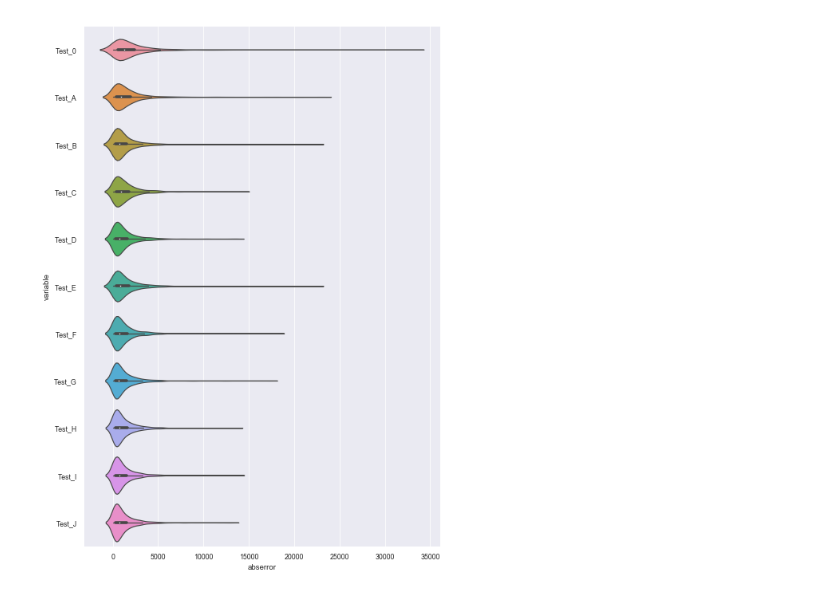
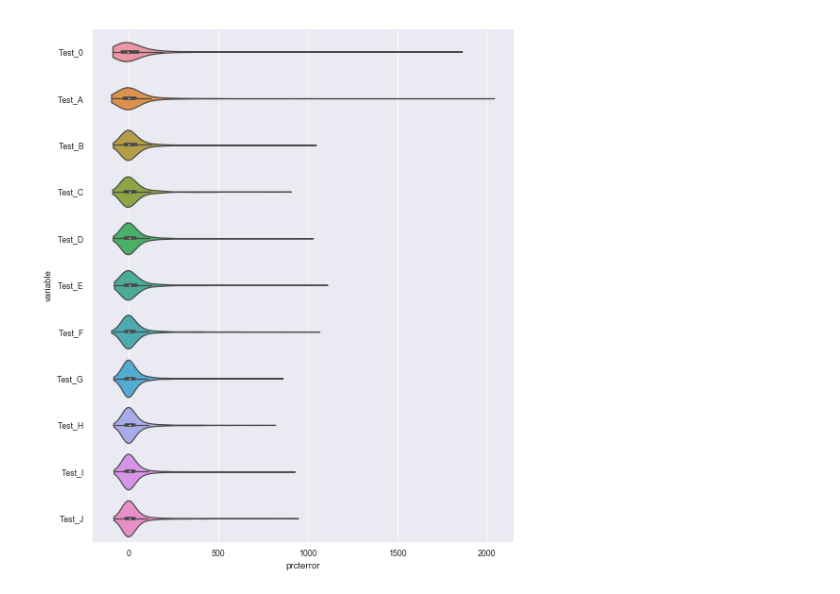
Before and after one commit to tgrippa/Dasymetric_mapping_using_GRASSGIS, a Jupyter notebook: notebooks/4_Validation_plots.ipynb, the cells around one changed output. Saved outputs shown, nothing was run; the diff lists cells and outputs as text; code cells hidden in the pictures.

```diff
--- a/notebooks/4_Validation_plots.ipynb
+++ b/notebooks/4_Validation_plots.ipynb
@@ -6,13 +6,14 @@ import geopandas as gpd
 from matplotlib import pyplot as plt
 # %%
 # Set style preset parameters from Seaborn
-sns.set_style("darkgrid")
+sns.set()
+#sns.set_style("darkgrid")
 sns.set_context("paper")
 # %%
 # For plot to appear in the notebook
 %matplotlib inline
 # %%
-value_column = 'abserror'
+value_column = 'prcterror'
 tests_df = pd.DataFrame()
 for test in ['0','A','B','C','D','E','F','G','H','I','J']:
     folder = "/media/tais/My_Book_1/MAUPP/Traitement/Population_modelling_dasymetry/Results/Dakar/Random_Forest/Test_%s"%test
@@ -51,7 +53,8 @@ plt.savefig(os.path.join(result_folder, "Dakar_boxplot_%s.svg"%value_column), dp
 # %%
-plt.figure(figsize=(8,12))
-sns.violinplot(x="abserror", y="variable", data=plot_df, orient="h", showfliers=False)
+plt.figure(figsize=(8,10))
+sns.violinplot(x=value_column, y="variable", data=plot_df, orient="h", cut=0)
+#sns.violinplot(x=value_column, y="variable", data=plot_df[plot_df[value_column] < 200], orient="h", cut=0)
 result_folder = "/media/tais/My_Book_1/MAUPP/Traitement/Population_modelling_dasymetry/Results/Dakar/Random_Forest"
 plt.savefig(os.path.join(result_folder, "Dakar_violin_%s.svg"%value_column), dpi=300, bbox_inches='tight')
 # %% [output]
-[figure, old version]
+[figure, new version]
```
Also changed, not shown: parts of 3 cells of this notebook.
